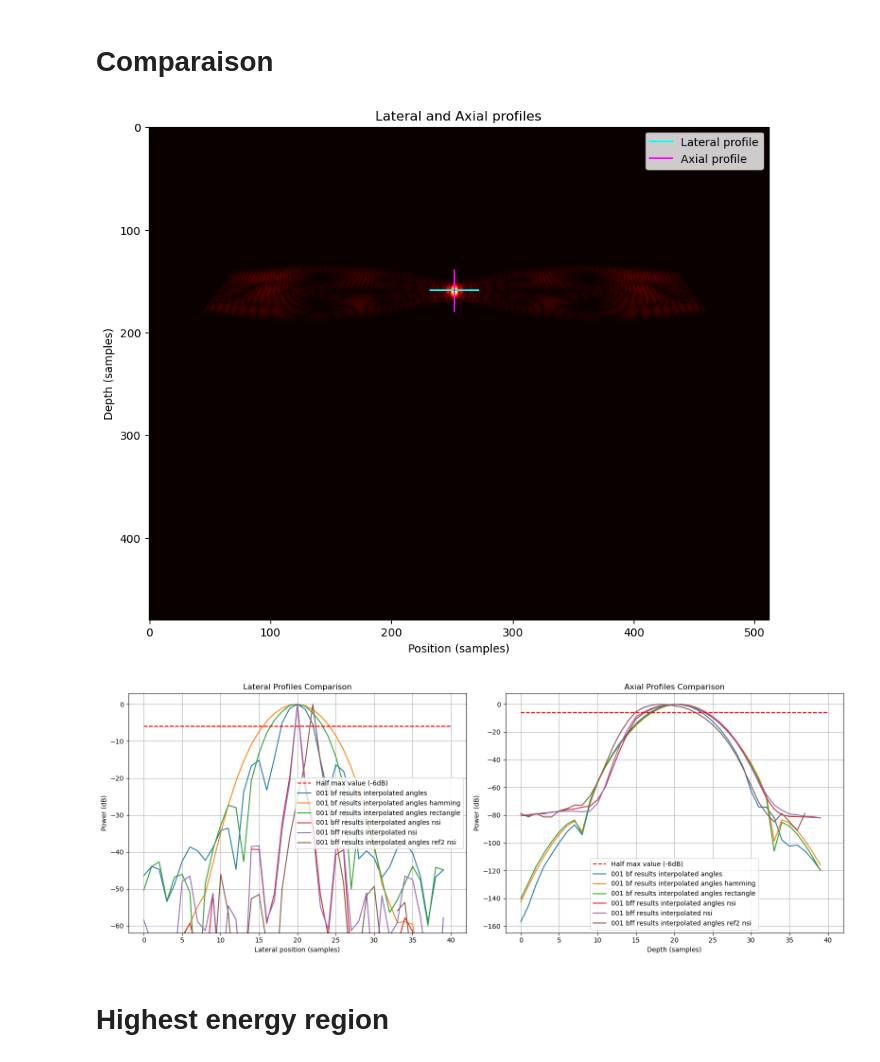
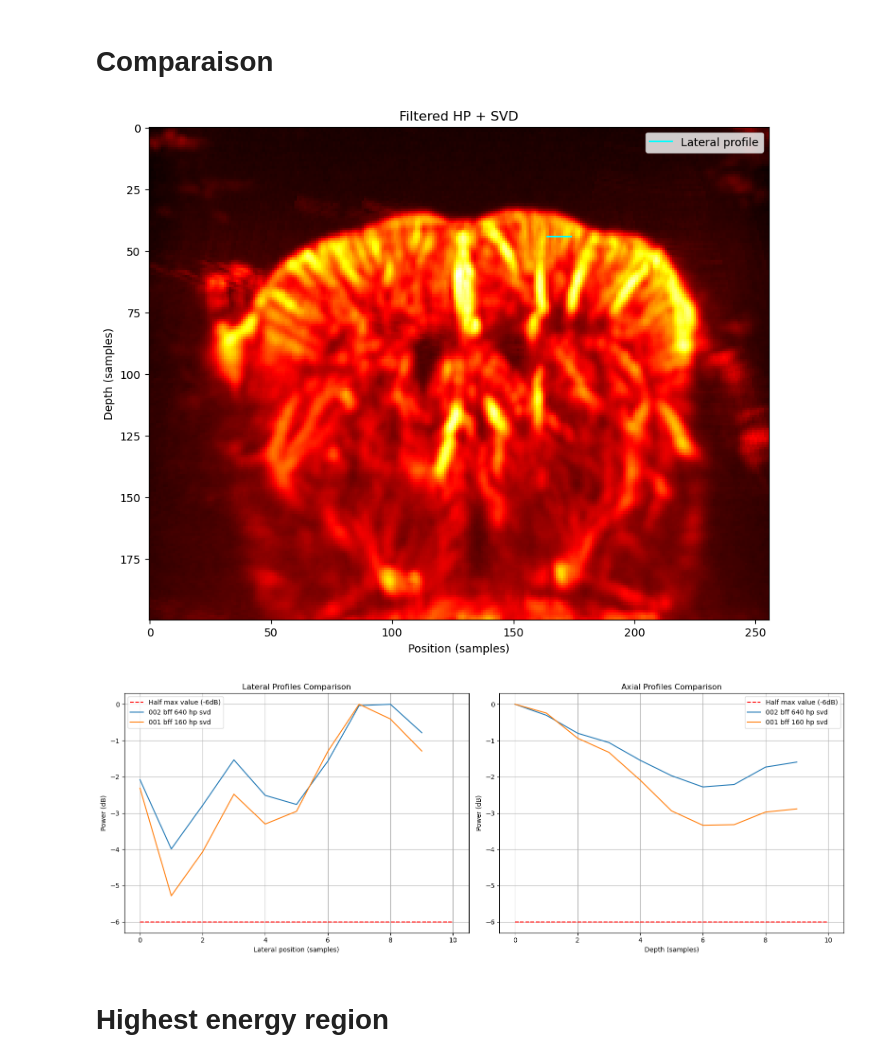
Before and after one commit to MatthieuVAUTRIN/superresolution, a Jupyter notebook: 005_visualization.ipynb, the cells around one changed output. Cells and saved outputs as stored; diff of their text form; code cells hidden in the pictures.

```diff
--- a/005_visualization.ipynb
+++ b/005_visualization.ipynb
@@ -1,7 +1,7 @@
 # %% [markdown]
 # Settings
 # %%
-parameters_file_path = "/home/matmat/Documents/urban_lab/002_Superresolution/superresolution/data_rf/master_thesis/001_params.json"#/home/matmat/Documents/urban_lab/002_Superresolution/superresolution/data_bf/mouse/params.json"
+parameters_file_path = "/home/matmat/Documents/urban_lab/002_Superresolution/raw_data_mat/006_mouse_long/params.json"#/home/matmat/Documents/urban_lab/002_Superresolution/superresolution/data_bf/mouse/params.json"
 
 file_paths = [
     # "/home/matmat/Documents/urban_lab/002_Superresolution/superresolution/data_filtered/mouse/filtered_bf/002_bff_nsi0_001_nsi.npy",
@@ -35,13 +35,13 @@ file_paths = [
     #? new res stuff
 
     #* angles
-    "./data_bf/master_thesis_newres/beamformed_apodized/001_bf_results_interpolated_angles_.npy",
-    "./data_bf/master_thesis_newres/beamformed_apodized/001_bf_results_interpolated_angles_hamming.npy",
-    "./data_bf/master_thesis_newres/beamformed_apodized/001_bf_results_interpolated_angles_rectangle.npy",
+    #"./data_bf/master_thesis_newres/beamformed_apodized/001_bf_results_interpolated_angles_.npy",
+    #"./data_bf/master_thesis_newres/beamformed_apodized/001_bf_results_interpolated_angles_hamming.npy",
+    #"./data_bf/master_thesis_newres/beamformed_apodized/001_bf_results_interpolated_angles_rectangle.npy",
     #"./data_bf/master_thesis_newres/beamformed_apodized/001_bf_results_interpolated_angles_zm.npy",
     # "./data_bf/master_thesis_newres/beamformed_apodized/001_bf_results_interpolated_angles_dc1.npy",
     # "./data_bf/master_thesis_newres/beamformed_apodized/001_bf_results_interpolated_angles_dc2.npy",
-    "./data_filtered/master_thesis_newres/filtered_bf/001_bff_results_interpolated_angles_nsi.npy",
+    #"./data_filtered/master_thesis_newres/filtered_bf/001_bff_results_interpolated_angles_nsi.npy",
 
     #* no angles
 
@@ -51,11 +51,18 @@ file_paths = [
     #"./data_bf/master_thesis_newres/beamformed_apodized/001_bf_results_interpolated_zm.npy",
     # "./data_bf/master_thesis_newres/beamformed_apodized/001_bf_results_interpolated_dc1.npy",
     # "./data_bf/master_thesis_newres/beamformed_apodized/001_bf_results_interpolated_nsi_dc2.npy",
-    "./data_filtered/master_thesis_newres/filtered_bf/001_bff_results_interpolated_nsi.npy",
+    #"./data_filtered/master_thesis_newres/filtered_bf/001_bff_results_interpolated_nsi.npy",
 
     #* objects compare
 
-    "./data_filtered/master_thesis_newres/filtered_bf/001_bff_results_interpolated_angles_ref2_nsi.npy"
+    #"./data_filtered/master_thesis_newres/filtered_bf/001_bff_results_interpolated_angles_ref2_nsi.npy"
+
+    #? comapring NSI to DAS real data
+
+    #"./data_filtered/master_thesis_realdata/filters/filtered_bf/002_bff_640_nsi.npy",
+
+    "./data_filtered/master_thesis_realdata/filters/filtered_bf/002_bff_640_hp_svd.npy",
+    "./data_filtered/master_thesis_realdata/filters/filtered_bf/001_bff_160_hp_svd.npy"
 
 ]
 
@@ -117,7 +124,7 @@ for idx, file_path in enumerate(file_paths):
     data = np.squeeze(data)
 
     plt.figure(figsize=(8, 6))
-    plt.imshow(np.abs(data), aspect='auto', cmap='hot')
+    plt.imshow(np.sqrt(np.abs(data)), aspect='auto', cmap='hot')
     plt.xlabel("Position (samples)")
     plt.ylabel("Depth (samples)")
 
@@ -206,33 +209,32 @@ def compare_resolutions(bf_matrices, step_size, lateral_step, labels, profile_x0
     plt.tight_layout()
     plt.show()
 # %%
-# profile_x0 = 246
-# profile_y0 = 278
-# lat_len = 100
-# axial_len = 40
-profile_x0 = 252
-profile_y0 = 159
-lat_len = 40
-axial_len = 40
+profile_x0 = 161
+profile_y0 = 47
+
+profile_x0 = 169
+profile_y0 = 44
+lat_len = 10
+axial_len = 10
 
 
 plt.figure(figsize = (10,8))
 plt.imshow(np.sqrt(np.abs(bf_matrices[:,:,0])), cmap='hot', aspect='auto')
 
 plt.plot([profile_x0 - lat_len/2, profile_x0 + lat_len/2], [profile_y0, profile_y0], color='cyan', linestyle='-', label='Lateral profile')
-plt.plot([profile_x0, profile_x0], [profile_y0 - axial_len/2, profile_y0 + axial_len/2], color='magenta', linestyle='-', label='Axial profile')
+#plt.plot([profile_x0, profile_x0], [profile_y0 - axial_len/2, profile_y0 + axial_len/2], color='magenta', linestyle='-', label='Axial profile')
 
-plt.title("Lateral and Axial profiles")
+plt.title("Filtered HP + SVD")
 plt.xlabel("Position (samples)")
 plt.ylabel("Depth (samples)")
 plt.legend()
 plt.show()
 # %% [output]
-[figure, old version]
+[figure, new version]
 # %%
 compare_resolutions(bf_matrices, params["image"]["dz"], params["image"]["dx"], labels, profile_x0=profile_x0, profile_y0=profile_y0, lat_len=lat_len, axial_len=axial_len)
 # %% [output]
-[figure, old version]
+[figure, new version]
 # %% [markdown]
 # Highest energy region
 # %%
```
Also changed, not shown: parts of 2 cells of this notebook, 6 other files.
